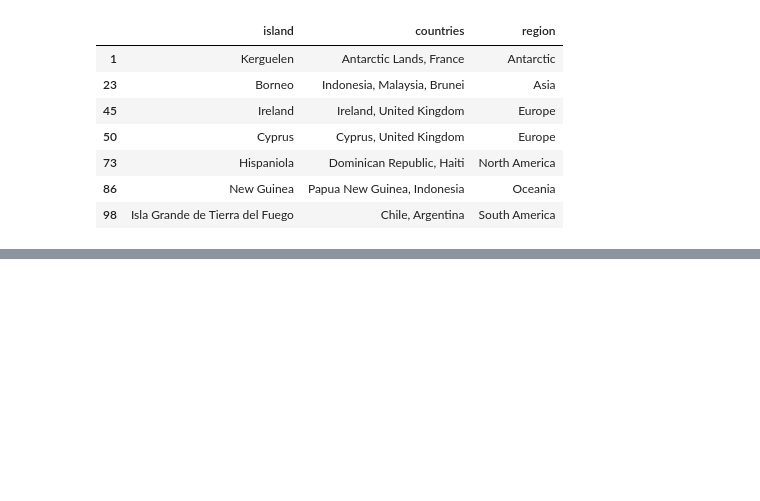
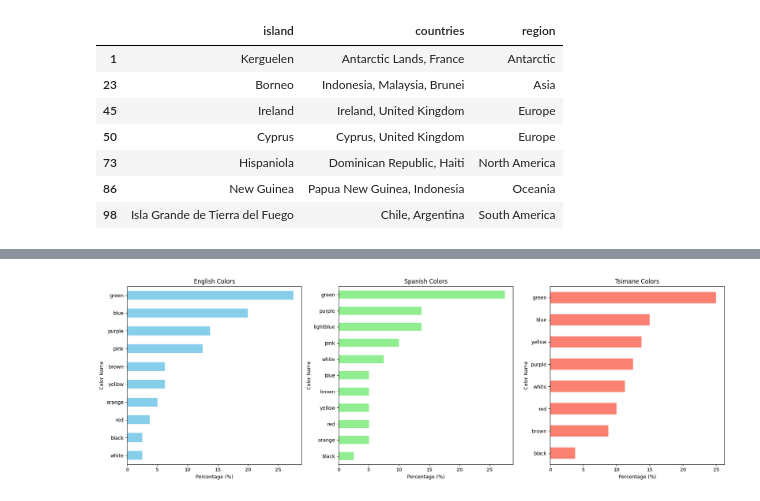
Before and after one commit to Jpablo179804/MineriaDatos, a Jupyter notebook: MineriaDatos.ipynb, the cells around one changed output, grey strips where cells are left out. Cells and saved outputs as stored; diff of their text form; code cells hidden in the pictures; blank space fills up the shorter version.

```diff
--- a/MineriaDatos.ipynb
+++ b/MineriaDatos.ipynb
@@ -3159,0 +3426,27 @@ multiple_countries[['island', 'countries', 'region']]
+# %%
+# 2. Gráfico de barras horizontales para cada idioma
+
+fig, axes = plt.subplots(1, 3, figsize=(18, 6))
+
+# Gráfico para Inglés (ordenamos para que se vea de mayor a menor porcentaje)
+df_english.sort_values('percentage_english', ascending=True).plot.barh(x='color', y='percentage_english', ax=axes[0], color='skyblue', legend=False)
+axes[0].set_title('English Colors')
+axes[0].set_xlabel('Percentage (%)')
+axes[0].set_ylabel('Color Name')
+
+# Gráfico para Español
+df_spanish.sort_values('percentage_spanish', ascending=True).plot.barh(x='color', y='percentage_spanish', ax=axes[1], color='lightgreen', legend=False)
+axes[1].set_title('Spanish Colors')
+axes[1].set_xlabel('Percentage (%)')
+axes[1].set_ylabel('Color Name')
+
+# Gráfico para Tsimane
+df_tsimane.sort_values('percentage_tsimane', ascending=True).plot.barh(x='color', y='percentage_tsimane', ax=axes[2], color='salmon', legend=False)
+axes[2].set_title('Tsimane Colors')
+axes[2].set_xlabel('Percentage (%)')
+axes[2].set_ylabel('Color Name')
+
+plt.tight_layout()
+plt.show()
+# %% [output]
+[figure, added]
```
Also changed, not shown: parts of 39 cells of this notebook.
